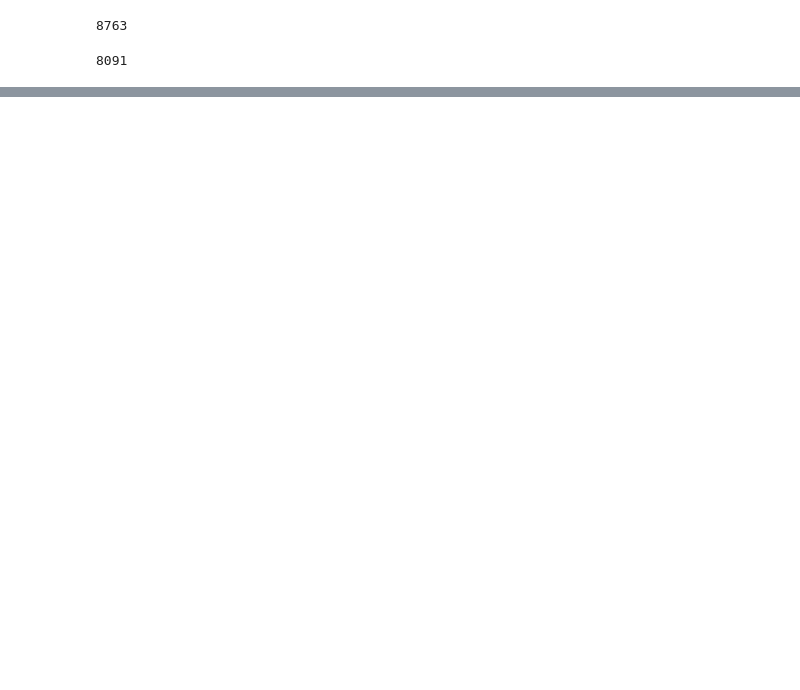
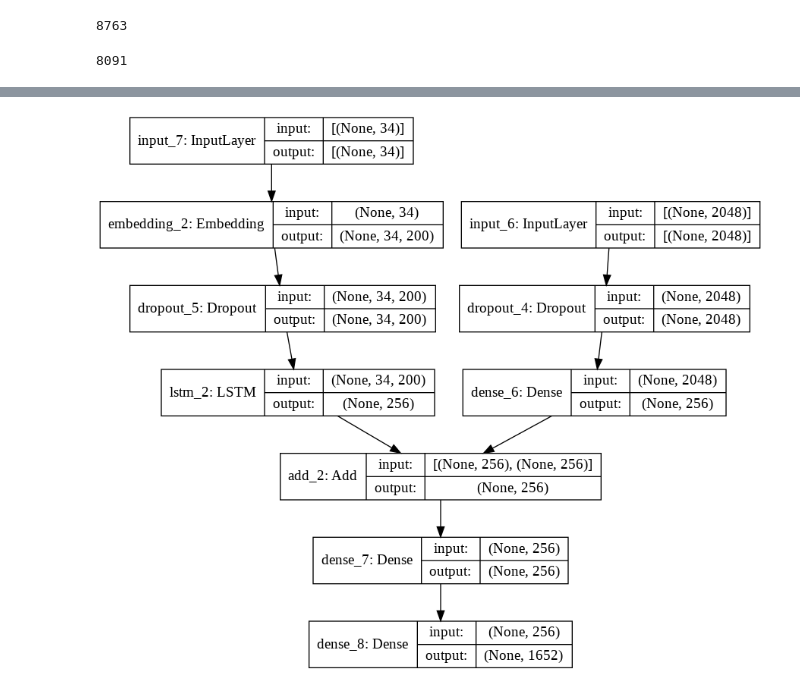
Before and after one commit to Rathna-Kumari-Ch/ImageCaptionGeneration-ML-project, a Jupyter notebook: ImageCaptionGeneration.ipynb, the cells around one changed output, grey strips where cells are left out. Cells and saved outputs as stored; diff of their text form; code cells hidden in the pictures; blank space fills up the shorter version.

```diff
--- a/ImageCaptionGeneration.ipynb
+++ b/ImageCaptionGeneration.ipynb
@@ -185,0 +301,5 @@ len(test_img)
+# %%
+
+#find the maximum length of a description in a dataset
+max_length = max(len(des.split()) for des in all_train_captions)
+max_length
@@ -185,0 +360,10 @@ len(test_img)
+# %%
+#load glove vectors for embedding layer
+embeddings_index = {}
+glove = open('/content/glove.6B.200d.txt', 'r', encoding = 'utf-8').read()
+for line in glove.split("\n"):
+    values = line.split(" ")
+    word = values[0]
+    indices = np.asarray(values[1: ], dtype = 'float32')
+    embeddings_index[word] = indices
+print('Total word vectors: ' + str(len(embeddings_index)))
@@ -185,0 +372,9 @@ len(test_img)
+# %%
+
+emb_dim = 200
+emb_matrix = np.zeros((vocab_size, emb_dim))
+for word, i in wordtoix.items():
+    emb_vec = embeddings_index.get(word)
+    if emb_vec is not None:
+        emb_matrix[i] = emb_vec
+emb_matrix.shape
@@ -185,0 +383,15 @@ len(test_img)
+# %%
+
+# define the model
+ip1 = Input(shape = (2048, ))
+fe1 = Dropout(0.2)(ip1)
+fe2 = Dense(256, activation = 'relu')(fe1)
+ip2 = Input(shape = (max_length, ))
+se1 = Embedding(vocab_size, emb_dim, mask_zero = True)(ip2)
+se2 = Dropout(0.2)(se1)
+se3 = LSTM(256)(se2)
+decoder1 = add([fe2, se3])
+decoder2 = Dense(256, activation = 'relu')(decoder1)
+outputs = Dense(vocab_size, activation = 'softmax')(decoder2)
+model = Model(inputs = [ip1, ip2], outputs = outputs)
+model.summary()
@@ -185,0 +416,7 @@ len(test_img)
+# %%
+model.layers[2].set_weights([emb_matrix])
+model.layers[2].trainable = False
+model.compile(loss = 'categorical_crossentropy', optimizer = 'adam')
+plot_model(model, to_file = 'model.png', show_shapes = True, show_layer_names = True)
+# %% [output]
+[figure, added]
```
Also changed, not shown: parts of 42 cells of this notebook.
